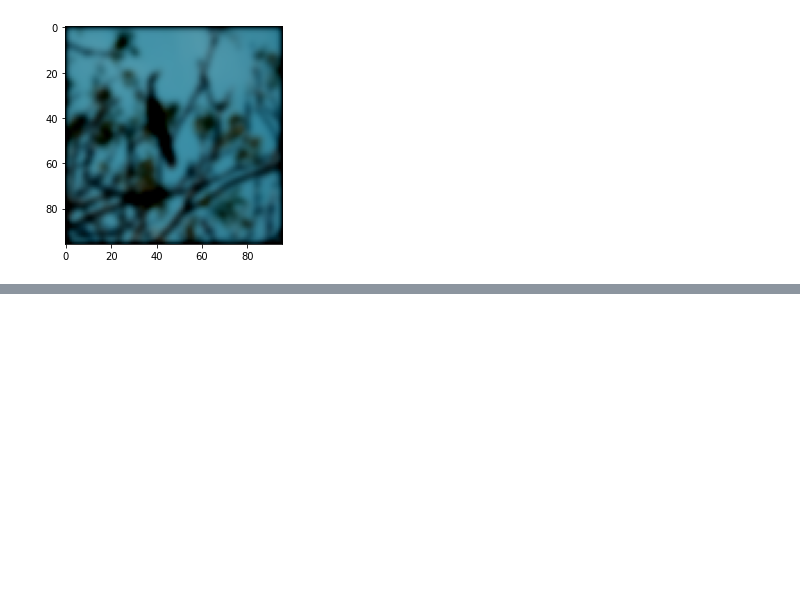
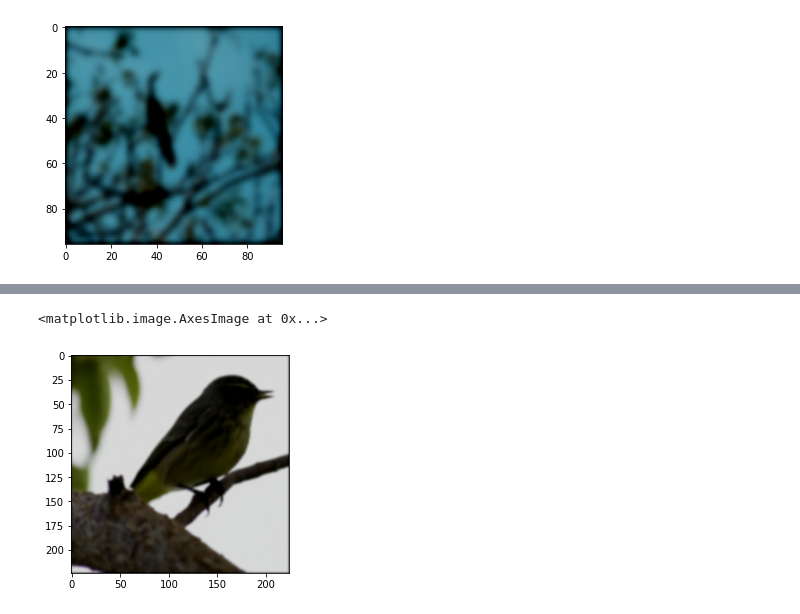
Before and after one commit to ayulockin/TF-MSN, a Jupyter notebook: notebooks/MSN_Data_Pipeline.ipynb, the cells around one changed output, grey strips where cells are left out. Drawn from its saved outputs; the diff is of its cells as text; code cells hidden in the pictures; blank space fills up the shorter version.

```diff
--- a/notebooks/MSN_Data_Pipeline.ipynb
+++ b/notebooks/MSN_Data_Pipeline.ipynb
@@ -375,8 +357,34 @@ a = tf.data.Dataset.zip(loaders)
+# %%
+def multiview_dataset(dataset,
+    size_crops,
+    num_crops,
+    options=None):
+    loaders = tuple()
+    for i, num_crop in enumerate(num_crops):
+      if size_crops[i] == 224:
+          mode="random"
+      else:
+          mode="focal"
+      for _ in range(num_crop):
+        loader = (
+            dataset
+            .map(lambda x: custom_augment(x, mode=mode), num_parallel_calls=AUTOTUNE)
+        )
+        if options!=None:
+          loader = loader.with_options(options)
+        loaders += (loader, )
+
+    return loaders
+# %%
+loaders = multiview_dataset(dataloader, [224,96], [2,5], options=options)
 # %%
+# Zipping
 loaders_zipped = tf.data.Dataset.zip(loaders)
 
+# Final trainloader
 loaders_zipped = (
     loaders_zipped
+    .shuffle(100)
     .batch(8)
     .prefetch(AUTOTUNE)
 )
@@ -384,0 +399,5 @@ samples = next(iter(loaders_zipped))
+# %%
+plt.imshow(samples[0][0])
+# %% [output]
+<matplotlib.image.AxesImage at 0x...>
+[figure, added]
```
Also changed, not shown: parts of 15 cells of this notebook.
